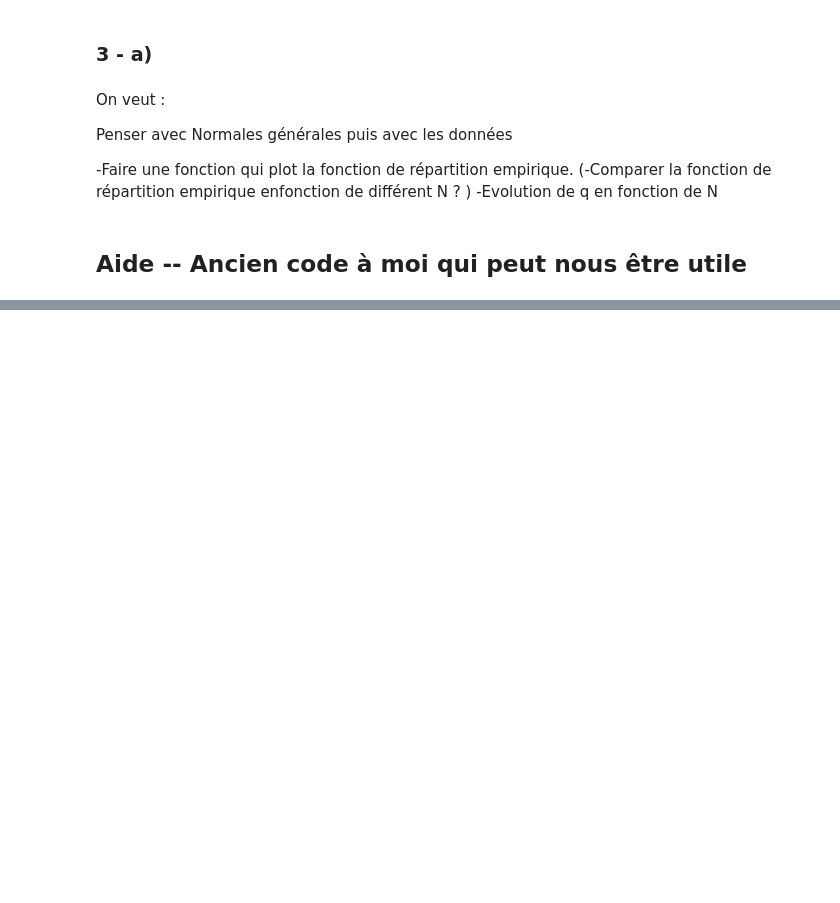
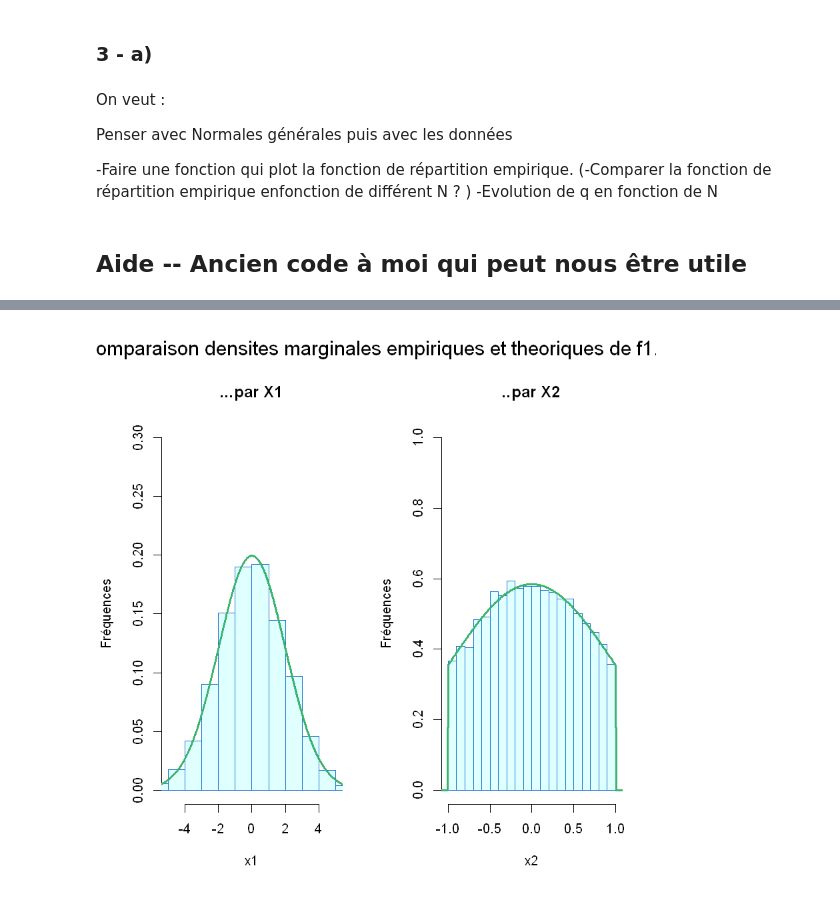
Before and after one commit to DatenBiene/Statistiques1_ProjetEnsae, a Jupyter notebook: Code R.ipynb, the cells around one changed output, grey strips where cells are left out. Cells and saved outputs as stored; diff of their text form; code cells hidden in the pictures; blank space fills up the shorter version.

```diff
--- a/Code R.ipynb
+++ b/Code R.ipynb
@@ -111,3 +209,41 @@ evolIC <- function(x, delta, level) {  ## x<-echantillon de l'estimateur et delt
   IC <- qnorm(0.5 * (level + 1)) * sqrt(s2/(1:n))     ##calcul de q* racindeVar
   return(data.frame(var = s2, born_inf_IC = delta - IC,born_sup_IC = delta + IC))
 }
+# %%
+N<-10000 #Nombre de simulation que l'on voudra
+
+rejet_g <- function(n,M,f) { #Algorithme de rejet fixe au g definit dans les donnees
+  #n le nombre de simulation ayant pour densite f que l'on veut
+  #M la constante telle que f<Mg
+  A <- matrix(0, nrow =n, ncol = 2)
+  # matrice dont chaque ligne contient une realisation d'echantillion suivant f
+  for (i in 1:n) {
+    u <- runif(1)
+    A[i,1] <- rnorm(1,0,2)
+    A[i,2] <- rnorm(1,0,1)
+    while (u>f(A[i,1],A[i,2])/(M*g(A[i,1],A[i,2]))) {
+      u <- runif(1)
+      A[i,1] <- rnorm(1,0,2)
+      A[i,2] <- rnorm(1,0,1)
+    }
+  }
+  return(A)
+}
+
+X<- rejet_g(N,M1,ft1) #Notre vecteur avec N simulations suivant f
+
+ptm <- proc.time() ; x <- rejet_g(N,M1,ft1) ; proc.time() - ptm
+
+
+par(mfrow=c(1,2),oma = c(0, 0, 2, 0))
+t <- seq(-10, 10, 0.01)
+
+hist(X[,1], freq = FALSE, main = "...par X1",xlab = "x1",ylab = "Fréquences",
+     ylim=c(0,0.3),xlim=c(-5,5),col="lightcyan",border="dodgerblue3")
+lines(t, dnorm(t,0,2), col = "mediumseagreen", lwd = 3)
+
+hist(X[,2], freq = FALSE, main = "..par X2",xlab = "x2",ylab = "Fréquences",
+     ylim=c(0,1),col="lightcyan",border="dodgerblue3")
+lines(t, dmarginale2f1(t), col = "mediumseagreen", lwd = 3)
+mtext("Comparaison densites marginales empiriques et theoriques de f1...",outer = TRUE,  cex = 1.5)
+# %% [output]
@@ -113,0 +252 @@ evolIC <- function(x, delta, level) {  ## x<-echantillon de l'estimateur et delt
+[figure, added]
```
Also changed, not shown: parts of 13 cells of this notebook, 3 other files.
